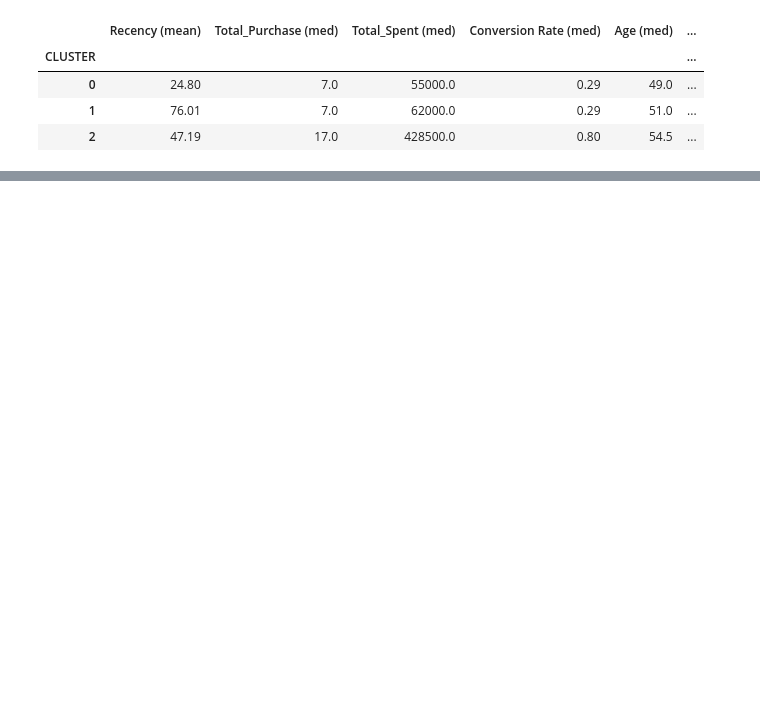
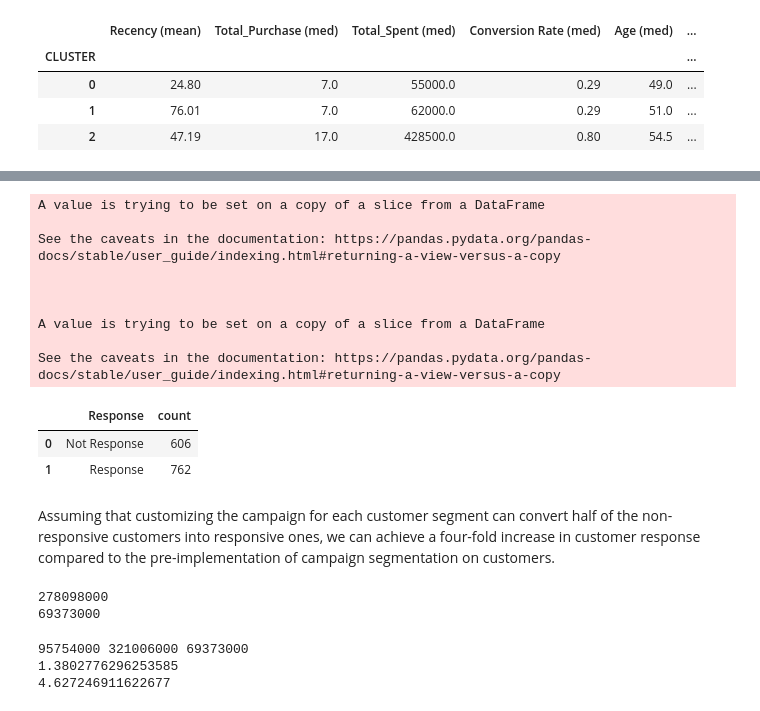
Before and after one commit to lutfiahk/Predict-Customer-Personality, a Jupyter notebook: notebook.ipynb, the cells around one changed output, grey strips where cells are left out. Saved outputs shown, nothing was run; the diff lists cells and outputs as text; code cells hidden in the pictures; blank space fills up the shorter version.

```diff
--- a/notebook.ipynb
+++ b/notebook.ipynb
@@ -718,0 +765,18 @@ https://nealanalytics.com/blog/customer-segmentation-using-rfm-analysis/
+# %%
+response_after = response.copy()
+response_after['count'][0] = (response['count'][0] * 0.5).round()
+response_after['count'][1] = response['count'][1] + (response['count'][0] * 0.5).round()
+display(response_after)
+# %% [output]
+A value is trying to be set on a copy of a slice from a DataFrame
+
+See the caveats in the documentation: https://pandas.pydata.org/pandas-docs/stable/user_guide/indexing.html#returning-a-view-versus-a-copy
+
+
+
+A value is trying to be set on a copy of a slice from a DataFrame
+
+See the caveats in the documentation: https://pandas.pydata.org/pandas-docs/stable/user_guide/indexing.html#returning-a-view-versus-a-copy
+|  | Response | count |
+| 0 | Not Response | 606 |
+| 1 | Response | 762 |
@@ -718,0 +789,8 @@ https://nealanalytics.com/blog/customer-segmentation-using-rfm-analysis/
+# %% [markdown]
+Assuming that customizing the campaign for each customer segment can convert half of the non-responsive customers into responsive ones, we can achieve a four-fold increase in customer response compared to the pre-implementation of campaign segmentation on customers.
+# %%
+print(df[df['Response'] == 0]['Total_Spent'].sum())
+print(df[df['Response'] == 1]['Total_Spent'].sum())
+# %% [output]
+278098000
+69373000
@@ -718,0 +805,8 @@ https://nealanalytics.com/blog/customer-segmentation-using-rfm-analysis/
+# %%
+print(total_min, total_max, total_spent_sum)
+print(total_min/total_spent_sum)
+print(total_max/total_spent_sum)
+# %% [output]
+95754000 321006000 69373000
+1.3802776296253585
+4.627246911622677
```
Also changed, not shown: parts of 21 cells of this notebook.
